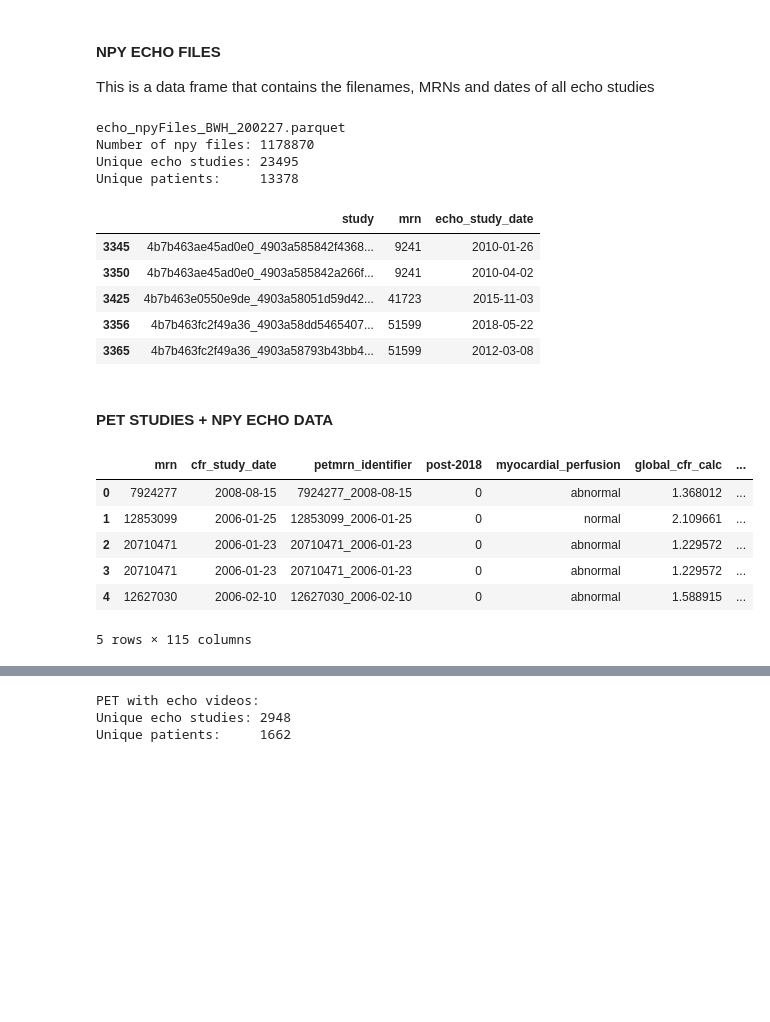
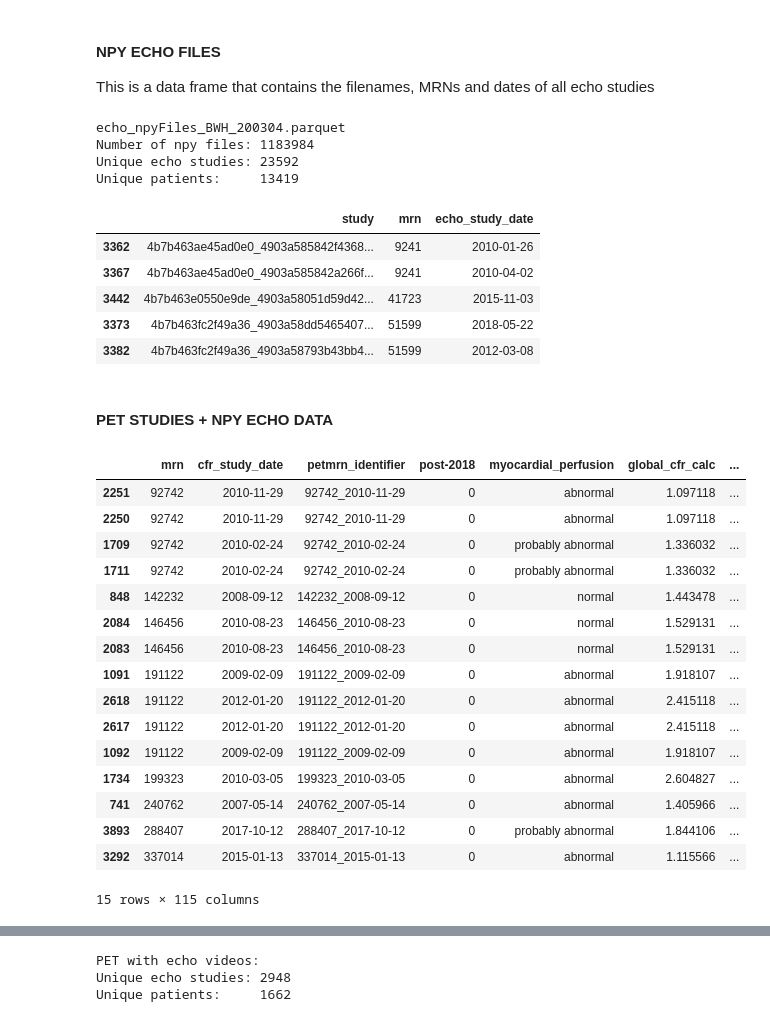
Before and after one commit to awerdich/werdich-cfr, a Jupyter notebook: notebooks/pet_echo_match.ipynb, the cells around one changed output, grey strips where cells are left out. Cells and saved outputs as stored; diff of their text form; code cells hidden in the pictures; blank space fills up the shorter version.

```diff
--- a/notebooks/pet_echo_match.ipynb
+++ b/notebooks/pet_echo_match.ipynb
@@ -11,7 +11,7 @@ pd.set_option('display.max_columns', 100)
 pd.set_option('display.width', 2000)
 # %%
 cfr_data_root = os.path.normpath('/mnt/obi0/andreas/data/cfr')
-cfr_meta_date = '200227'
+cfr_meta_date = '200304'
 meta_dir = os.path.join(cfr_data_root, 'metadata_'+cfr_meta_date)
 print(meta_dir)
 # %% [output]
@@ -113,32 +113,43 @@ print()
 echo = echo[['study', 'mrn', 'echo_study_date']].drop_duplicates().reset_index(drop = True).\
     sort_values(by = 'mrn', ascending = True)
 # %% [output]
-echo_npyFiles_BWH_200227.parquet
-Number of npy files: 1178870
-Unique echo studies: 23495
-Unique patients:     13378
+echo_npyFiles_BWH_200304.parquet
+Number of npy files: 1183984
+Unique echo studies: 23592
+Unique patients:     13419
 # %%
 echo.head()
 # %% [output]
 |  | study | mrn | echo_study_date |
-| 3345 | 4b7b463ae45ad0e0_4903a585842f4368... | 9241 | 2010-01-26 |
-| 3350 | 4b7b463ae45ad0e0_4903a585842a266f... | 9241 | 2010-04-02 |
-| 3425 | 4b7b463e0550e9de_4903a58051d59d42... | 41723 | 2015-11-03 |
-| 3356 | 4b7b463fc2f49a36_4903a58dd5465407... | 51599 | 2018-05-22 |
-| 3365 | 4b7b463fc2f49a36_4903a58793b43bb4... | 51599 | 2012-03-08 |
+| 3362 | 4b7b463ae45ad0e0_4903a585842f4368... | 9241 | 2010-01-26 |
+| 3367 | 4b7b463ae45ad0e0_4903a585842a266f... | 9241 | 2010-04-02 |
+| 3442 | 4b7b463e0550e9de_4903a58051d59d42... | 41723 | 2015-11-03 |
+| 3373 | 4b7b463fc2f49a36_4903a58dd5465407... | 51599 | 2018-05-22 |
+| 3382 | 4b7b463fc2f49a36_4903a58793b43bb4... | 51599 | 2012-03-08 |
 # %% [markdown]
 #### PET STUDIES + NPY ECHO DATA ####
 # %%
 pet_echo = pet2.merge(right = echo, on = 'mrn', how = 'left')
-pet_echo.head()
+pet_echo = pet_echo.sort_values(by='mrn')
+pet_echo.iloc[5:20]
 # %% [output]
 |  | mrn | cfr_study_date | petmrn_identifier | post-2018 | myocardial_perfusion | global_cfr_calc | ... |
-| 0 | 7924277 | 2008-08-15 | 7924277_2008-08-15 | 0 | abnormal | 1.368012 | ... |
-| 1 | 12853099 | 2006-01-25 | 12853099_2006-01-25 | 0 | normal | 2.109661 | ... |
-| 2 | 20710471 | 2006-01-23 | 20710471_2006-01-23 | 0 | abnormal | 1.229572 | ... |
-| 3 | 20710471 | 2006-01-23 | 20710471_2006-01-23 | 0 | abnormal | 1.229572 | ... |
-| 4 | 12627030 | 2006-02-10 | 12627030_2006-02-10 | 0 | abnormal | 1.588915 | ... |
+| 2251 | 92742 | 2010-11-29 | 92742_2010-11-29 | 0 | abnormal | 1.097118 | ... |
+| 2250 | 92742 | 2010-11-29 | 92742_2010-11-29 | 0 | abnormal | 1.097118 | ... |
+| 1709 | 92742 | 2010-02-24 | 92742_2010-02-24 | 0 | probably abnormal | 1.336032 | ... |
+| 1711 | 92742 | 2010-02-24 | 92742_2010-02-24 | 0 | probably abnormal | 1.336032 | ... |
+| 848 | 142232 | 2008-09-12 | 142232_2008-09-12 | 0 | normal | 1.443478 | ... |
+| 2084 | 146456 | 2010-08-23 | 146456_2010-08-23 | 0 | normal | 1.529131 | ... |
+| 2083 | 146456 | 2010-08-23 | 146456_2010-08-23 | 0 | normal | 1.529131 | ... |
+| 1091 | 191122 | 2009-02-09 | 191122_2009-02-09 | 0 | abnormal | 1.918107 | ... |
+| 2618 | 191122 | 2012-01-20 | 191122_2012-01-20 | 0 | abnormal | 2.415118 | ... |
+| 2617 | 191122 | 2012-01-20 | 191122_2012-01-20 | 0 | abnormal | 2.415118 | ... |
+| 1092 | 191122 | 2009-02-09 | 191122_2009-02-09 | 0 | abnormal | 1.918107 | ... |
+| 1734 | 199323 | 2010-03-05 | 199323_2010-03-05 | 0 | abnormal | 2.604827 | ... |
+| 741 | 240762 | 2007-05-14 | 240762_2007-05-14 | 0 | abnormal | 1.405966 | ... |
+| 3893 | 288407 | 2017-10-12 | 288407_2017-10-12 | 0 | probably abnormal | 1.844106 | ... |
+| 3292 | 337014 | 2015-01-13 | 337014_2015-01-13 | 0 | abnormal | 1.115566 | ... |
-5 rows × 115 columns
+15 rows × 115 columns
 # %%
 pet_echo[pet_echo.study=='4b7a857e1fbeb850_4903a58c1bcca937f65d91c9e305']
 # %% [output]
```
Also changed, not shown: parts of 14 cells of this notebook, 10 other files.
